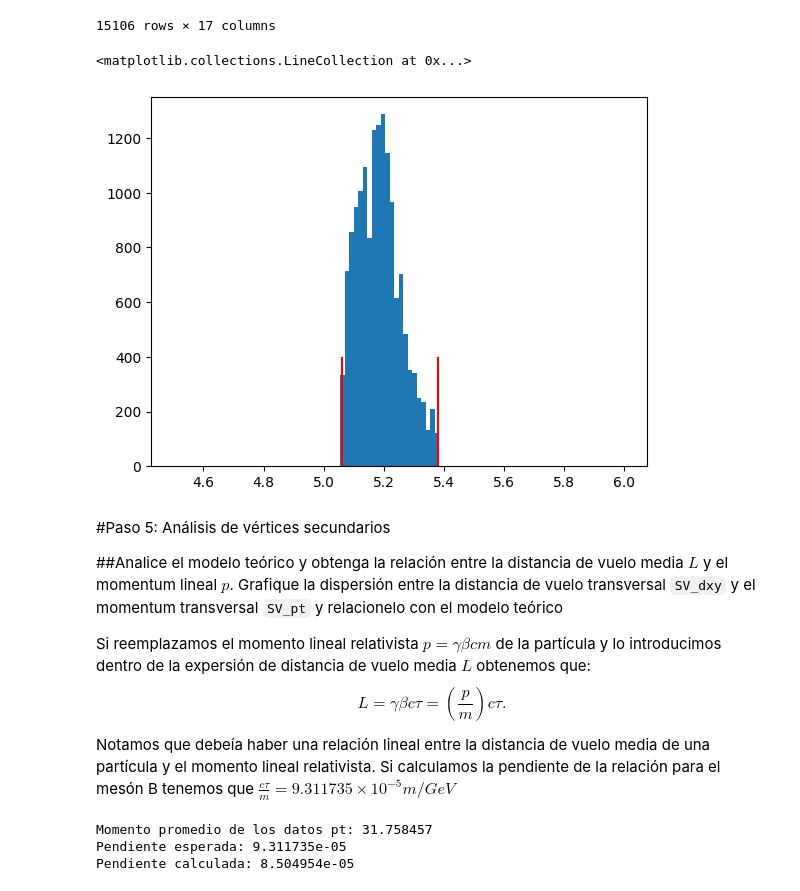
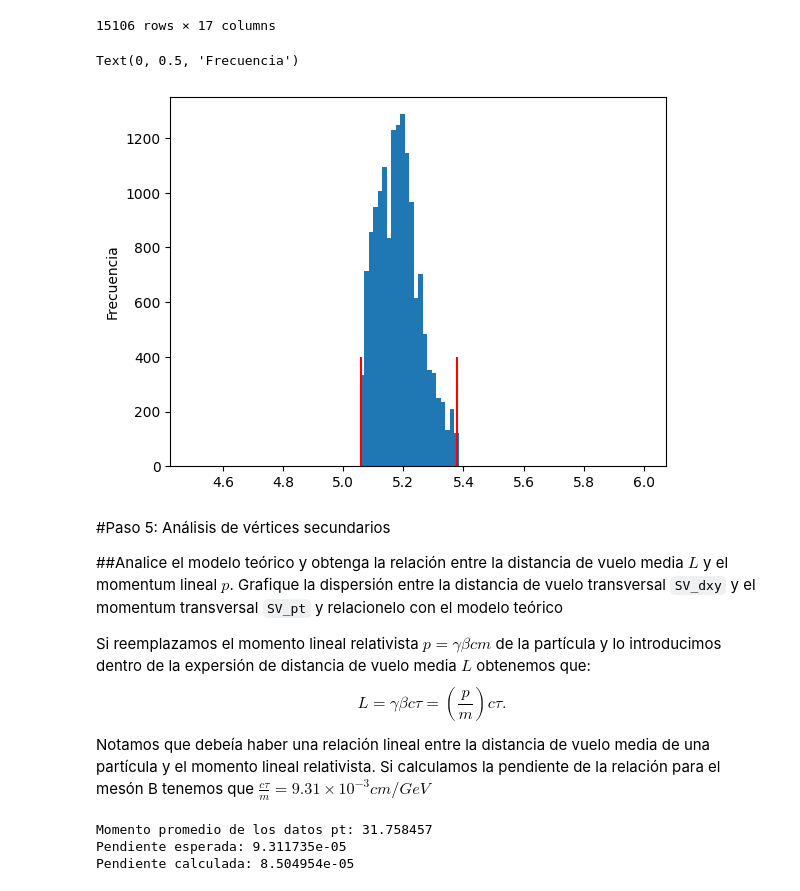
Before and after one commit to JonaJJSJ-crypto/Timedilation-with-CMS-open-Data, a Jupyter notebook: Guía_dilatación_temporal.ipynb, the cells around one changed output. Cells and saved outputs as stored; diff of their text form; code cells hidden in the pictures.

```diff
--- a/Guía_dilatación_temporal.ipynb
+++ b/Guía_dilatación_temporal.ipynb
@@ -262,10 +267,11 @@ df_sv_Bcut
 # %%
 #Gráfico de datos recortados
 plt.hist(df_sv_Bcut['SV_mass'], bins=100, range=(4.5,6))
 plt.vlines([5.06,5.38], ymin=0,ymax=400, color="r")
+plt.ylabel('Frecuencia')
 # %% [output]
-<matplotlib.collections.LineCollection at 0x...>
+Text(0, 0.5, 'Frecuencia')
-[figure, old version]
+[figure, new version]
 # %% [markdown]
 #Paso 5: Análisis de vértices secundarios
 
@@ -275,7 +281,7 @@ plt.vlines([5.06,5.38], ymin=0,ymax=400, color="r")
 Si reemplazamos el momento lineal relativista $p = \gamma \beta c m$ de la partícula y lo introducimos dentro de la expersión de distancia de vuelo media $L$ obtenemos que:
 $$L = \gamma \beta c \tau = \left(\frac{p}{m}\right) c \tau.$$
 
-Notamos que debeía haber una relación lineal entre la distancia de vuelo media de una partícula y el momento lineal relativista. Si calculamos la pendiente de la relación para el mesón B tenemos que $\frac{c \tau}{m} = 9.311735\times 10^{-5} m/GeV$
+Notamos que debeía haber una relación lineal entre la distancia de vuelo media de una partícula y el momento lineal relativista. Si calculamos la pendiente de la relación para el mesón B tenemos que $\frac{c \tau}{m} = 9.31\times 10^{-3} cm/GeV$
 # %%
 # Libreria para gráficar y para analisis estadístico
 import matplotlib.pyplot as plt
```
Also changed, not shown: parts of 5 cells of this notebook.
